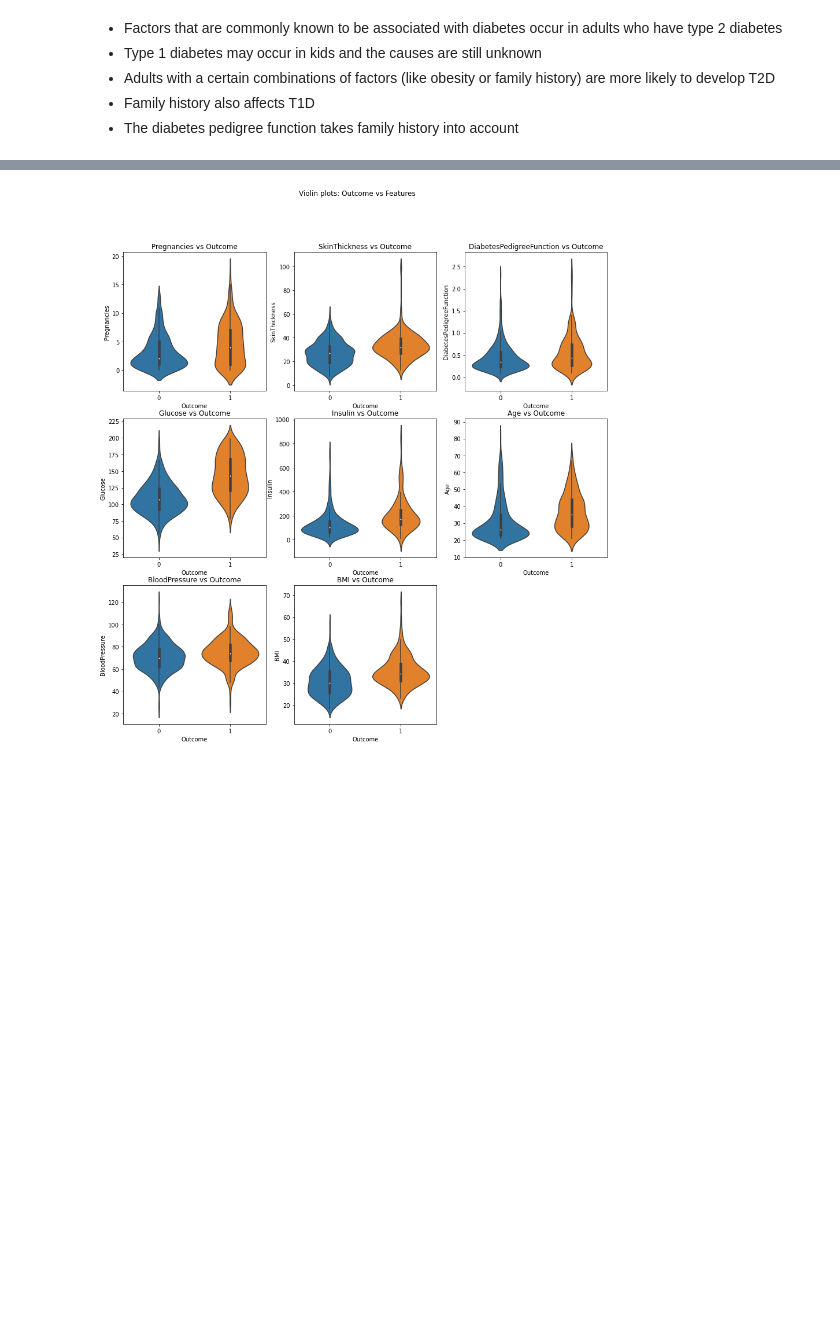
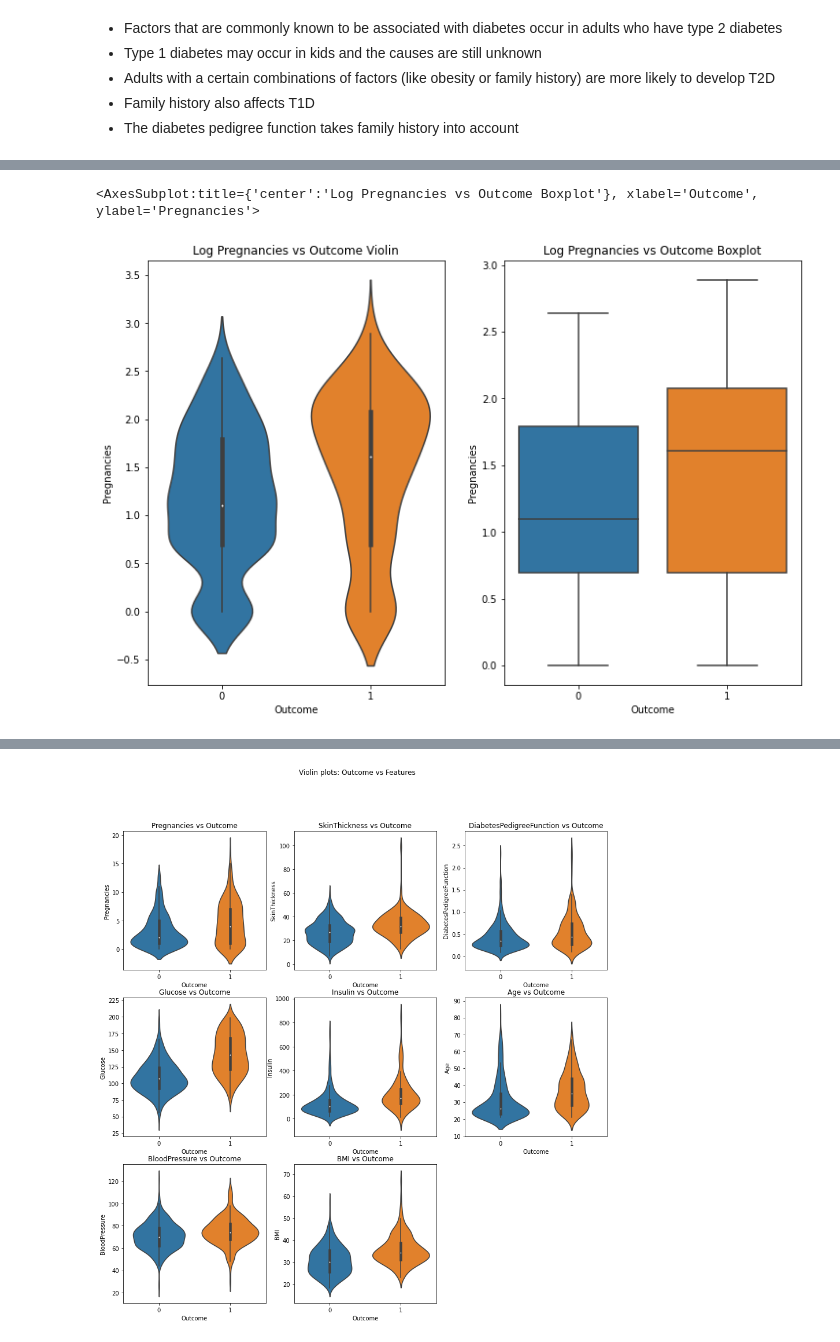
Before and after one commit to nico-palmar/ML_notebooks, a Jupyter notebook: xgb-diabetic-predictions.ipynb, the cells around one changed output, grey strips where cells are left out. Saved outputs shown, nothing was run; the diff lists cells and outputs as text; code cells hidden in the pictures; blank space fills up the shorter version.

```diff
--- a/xgb-diabetic-predictions.ipynb
+++ b/xgb-diabetic-predictions.ipynb
@@ -182,0 +226,7 @@ def numerical_v_outcome(x, y, ax, graph_type='violin', title=None, df=df_train):
+# %%
+fig, ax = plt.subplots(1, 2, figsize=(12, 8))
+numerical_v_outcome(y_train, df_train['Pregnancies'].apply(np.log1p), ax[0], title='Log Pregnancies vs Outcome Violin')
+numerical_v_outcome(y_train, df_train['Pregnancies'].apply(np.log1p), ax[1], graph_type='boxplot', title='Log Pregnancies vs Outcome Boxplot')
+# %% [output]
+<AxesSubplot:title={'center':'Log Pregnancies vs Outcome Boxplot'}, xlabel='Outcome', ylabel='Pregnancies'>
+[figure, added]
```
Also changed, not shown: parts of 12 cells of this notebook.
